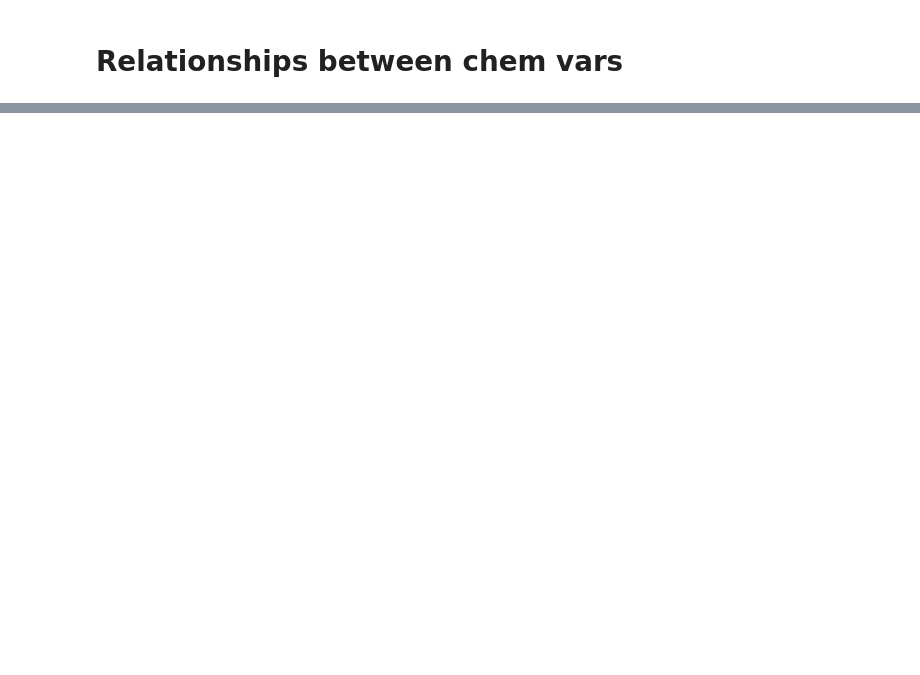
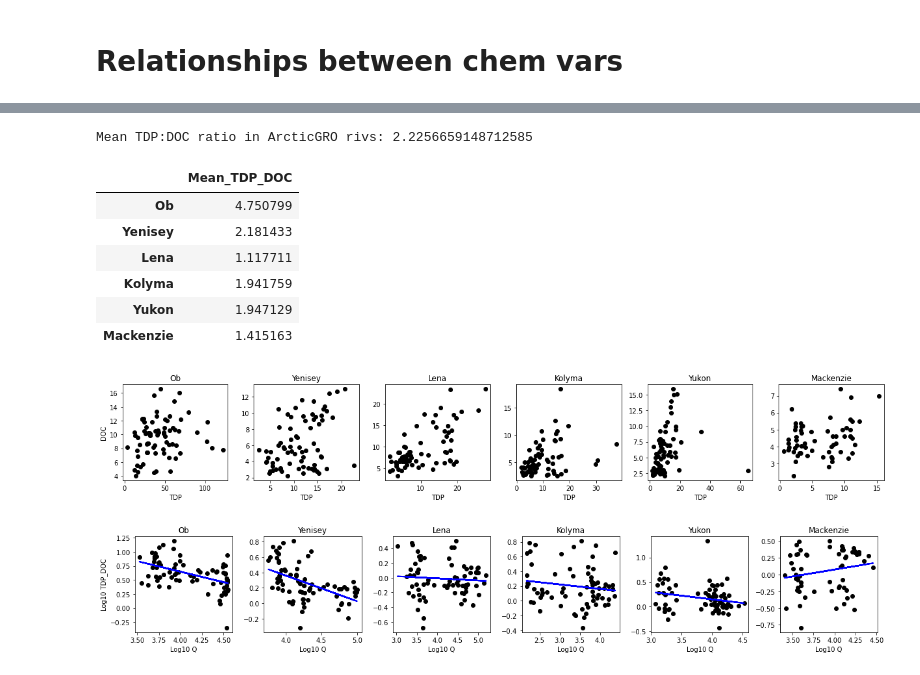
Before and after one commit to NIVANorge/BEST-Siberian, a Jupyter notebook: code/06_chemistry.ipynb, the cells around one changed output, grey strips where cells are left out. Saved outputs shown, nothing was run; the diff lists cells and outputs as text; code cells hidden in the pictures; blank space fills up the shorter version.

```diff
--- a/code/06_chemistry.ipynb
+++ b/code/06_chemistry.ipynb
@@ -500,0 +537,13 @@ q_c_linear_regression(chem_q_daily_dict, 'DOC_DON', out_folder, log_chem=True, l
+# %%
+chem_ratios('TDP', 'DOC')
+# %% [output]
+Mean TDP:DOC ratio in ArcticGRO rivs: 2.2256659148712585
+|  | Mean_TDP_DOC |
+| Ob | 4.750799 |
+| Yenisey | 2.181433 |
+| Lena | 1.117711 |
+| Kolyma | 1.941759 |
+| Yukon | 1.947129 |
+| Mackenzie | 1.415163 |
+[figure, added]
+[figure, added]
```
Also changed, not shown: parts of 41 cells of this notebook, 58 other files.
